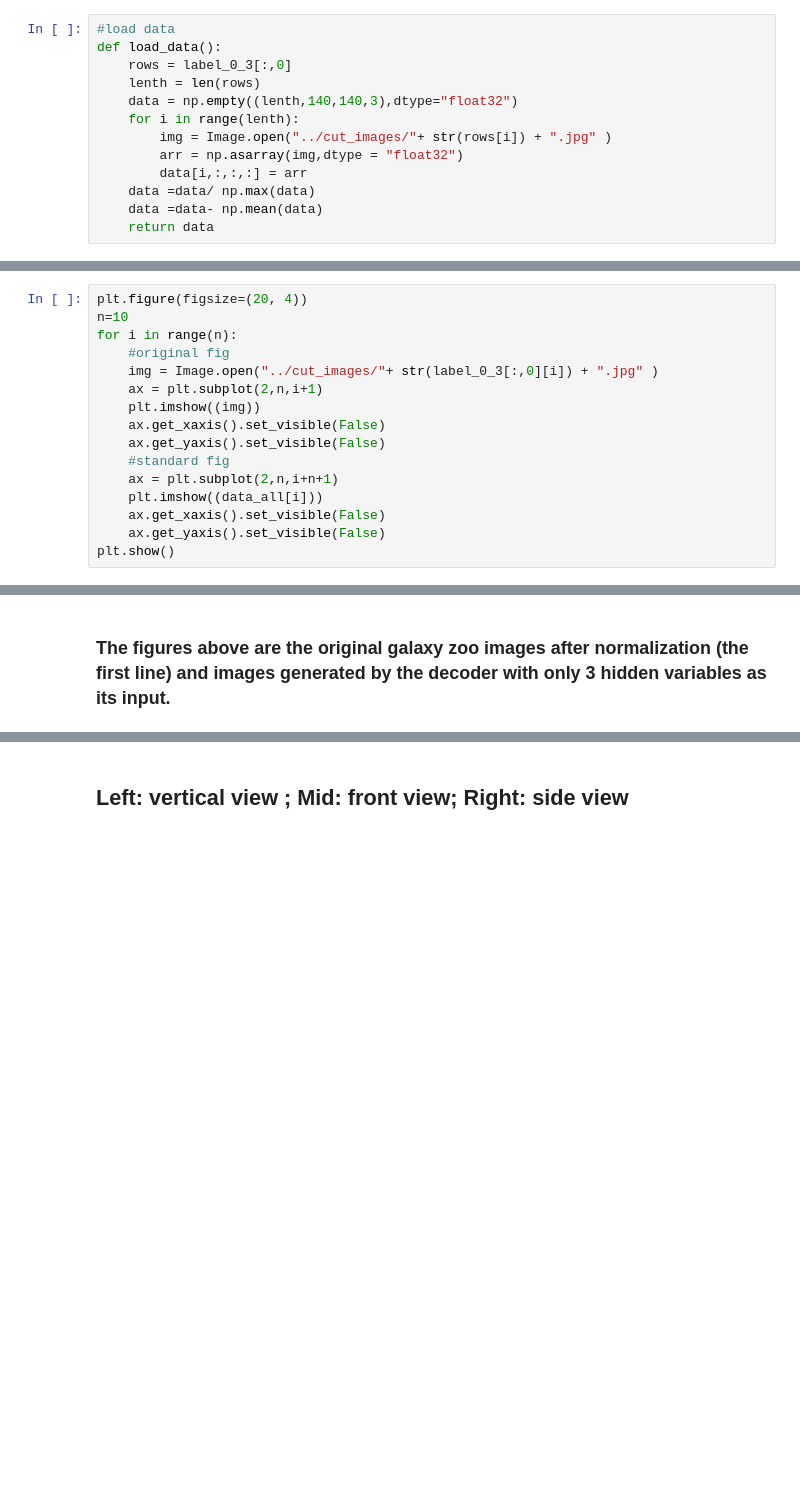
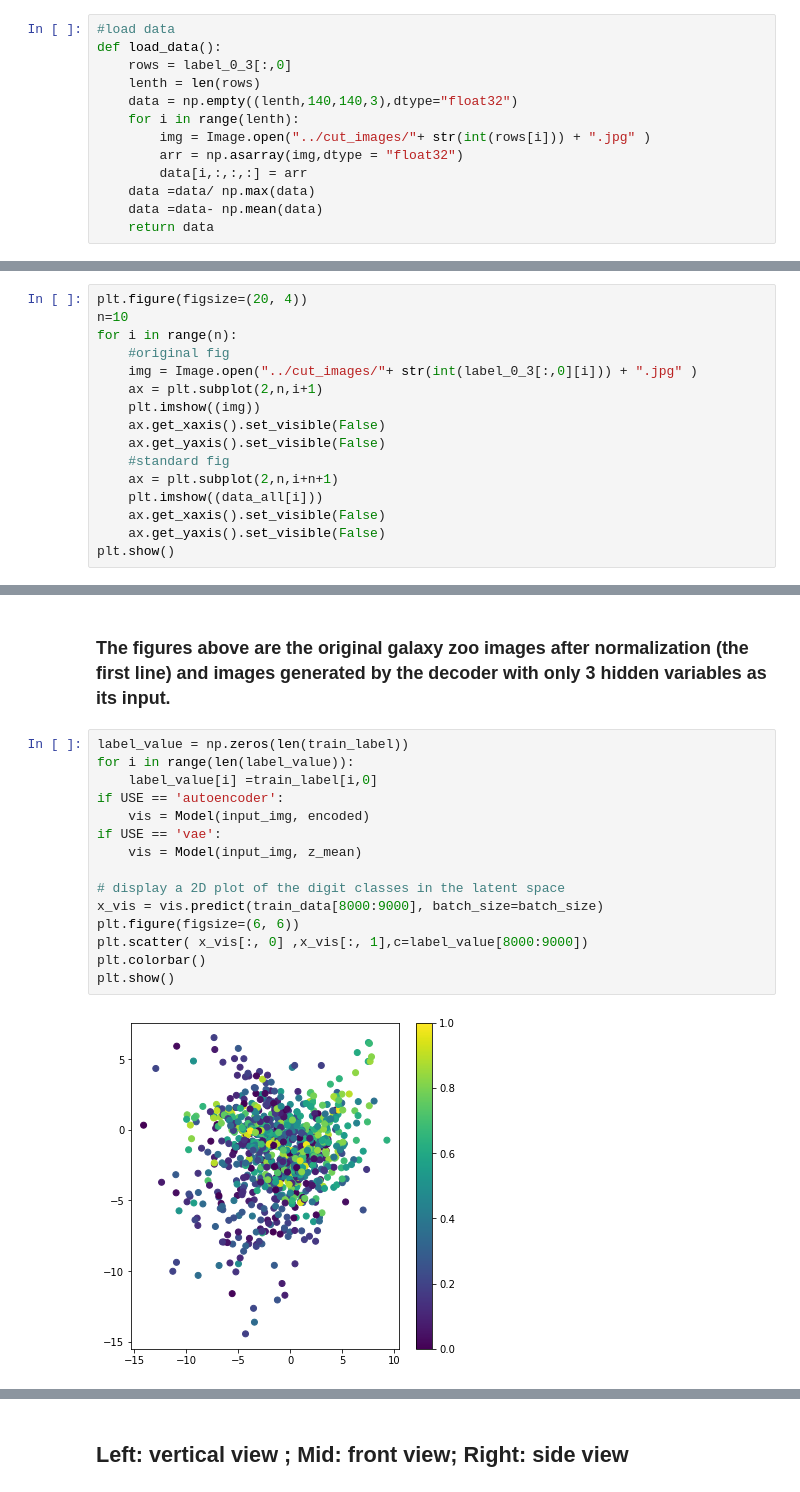
Before and after one commit to tensorstone/Galaxy_Zoo, a Jupyter notebook: gala.ipynb, the cells around one changed output, grey strips where cells are left out. Cells and saved outputs as stored; diff of their text form; blank space fills up the shorter version.

```diff
--- a/gala.ipynb
+++ b/gala.ipynb
@@ -56,7 +56,7 @@ def load_data():
     lenth = len(rows)
     data = np.empty((lenth,140,140,3),dtype="float32")
     for i in range(lenth):
-        img = Image.open("../cut_images/"+ str(rows[i]) + ".jpg" )
+        img = Image.open("../cut_images/"+ str(int(rows[i])) + ".jpg" )
         arr = np.asarray(img,dtype = "float32")
         data[i,:,:,:] = arr
     data =data/ np.max(data)
@@ -75,7 +73,7 @@ plt.figure(figsize=(20, 4))
 n=10
 for i in range(n):
     #original fig
-    img = Image.open("../cut_images/"+ str(label_0_3[:,0][i]) + ".jpg" )
+    img = Image.open("../cut_images/"+ str(int(label_0_3[:,0][i])) + ".jpg" )
     ax = plt.subplot(2,n,i+1)
     plt.imshow((img))
     ax.get_xaxis().set_visible(False)
@@ -344,3 +343,20 @@ plt.show()
 [figure]
 # %% [markdown]
 ### The figures above are the original galaxy zoo images after normalization (the first line) and images generated by the decoder with only 3 hidden variables as its input.
+# %%
+label_value = np.zeros(len(train_label))
+for i in range(len(label_value)):
+    label_value[i] =train_label[i,0]
+if USE == 'autoencoder':
+    vis = Model(input_img, encoded)
+if USE == 'vae':
+    vis = Model(input_img, z_mean)
+
+# display a 2D plot of the digit classes in the latent space
+x_vis = vis.predict(train_data[8000:9000], batch_size=batch_size)
+plt.figure(figsize=(6, 6))
+plt.scatter( x_vis[:, 0] ,x_vis[:, 1],c=label_value[8000:9000])
+plt.colorbar()
+plt.show()
+# %% [output]
+[figure, added]
```
Also changed, not shown: parts of 9 cells of this notebook.
